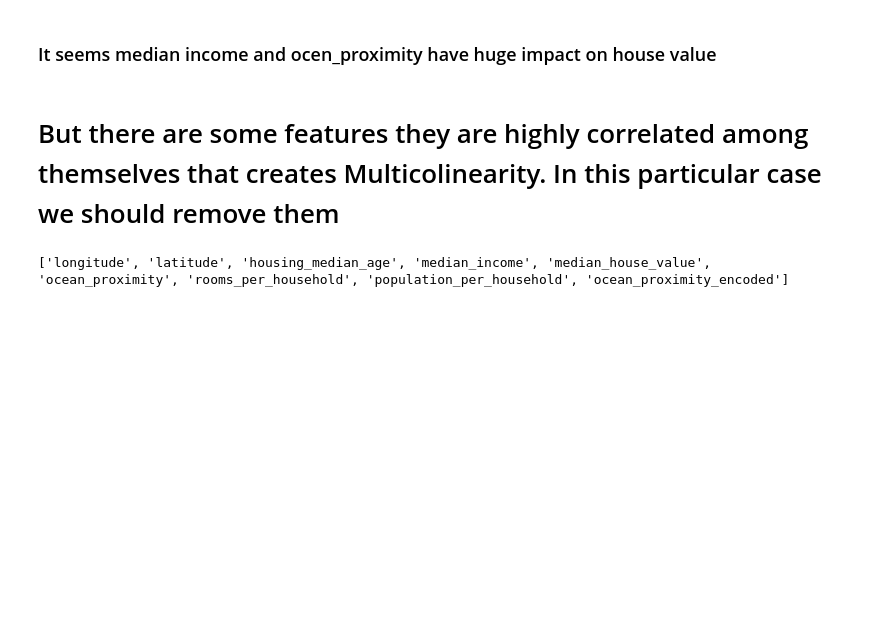
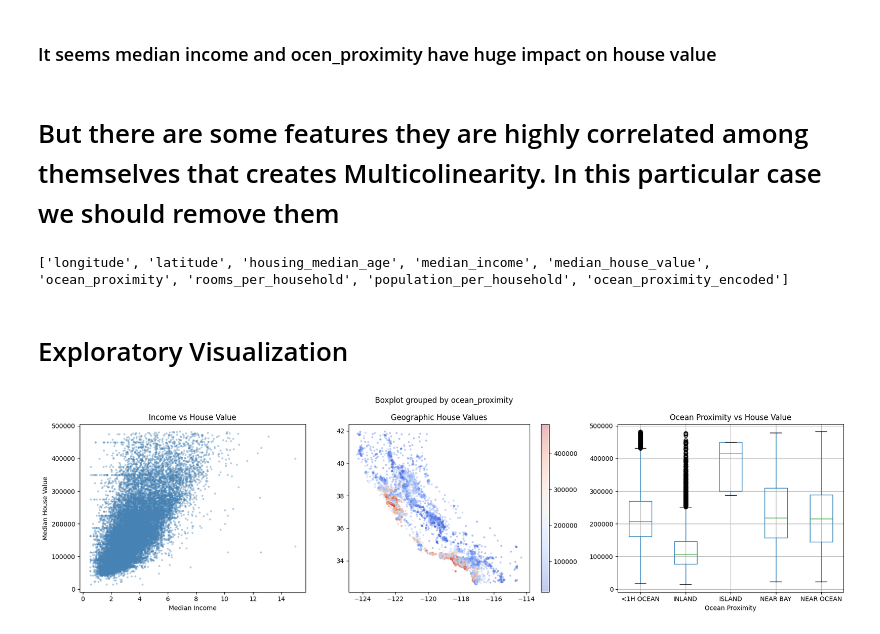
Before and after one commit to nayeem29dse/California-housing-price-analysis, a Jupyter notebook: Housing_price.ipynb, the cells around one changed output. Drawn from its saved outputs; the diff is of its cells as text; code cells hidden in the pictures; blank space fills up the shorter version.

```diff
--- a/Housing_price.ipynb
+++ b/Housing_price.ipynb
@@ -364,3 +364,35 @@ df_clean = df_clean.drop(columns=cols_to_drop)
 print(df_clean.columns.tolist())
 # %% [output]
 ['longitude', 'latitude', 'housing_median_age', 'median_income', 'median_house_value', 'ocean_proximity', 'rooms_per_household', 'population_per_household', 'ocean_proximity_encoded']
+# %% [markdown]
+# Exploratory Visualization
+# %%
+fig, axes = plt.subplots(1, 3, figsize=(18, 5))
+
+# Plot 1 — Income vs House Value
+axes[0].scatter(df_clean['median_income'],
+                df_clean['median_house_value'],
+                alpha=0.3, color='steelblue', s=5)
+axes[0].set_xlabel('Median Income')
+axes[0].set_ylabel('Median House Value')
+axes[0].set_title('Income vs House Value')
+
+# Plot 2 — Geographic plot
+scatter = axes[1].scatter(df_clean['longitude'],
+                          df_clean['latitude'],
+                          c=df_clean['median_house_value'],
+                          cmap='coolwarm', alpha=0.3, s=5)
+plt.colorbar(scatter, ax=axes[1])
+axes[1].set_title('Geographic House Values')
+
+# Plot 3 — Ocean Proximity vs House Value
+df_clean.boxplot(column='median_house_value',
+                 by='ocean_proximity',
+                 ax=axes[2])
+axes[2].set_title('Ocean Proximity vs House Value')
+axes[2].set_xlabel('Ocean Proximity')
+
+plt.tight_layout()
+plt.show()
+# %% [output]
+[figure, added]
```
Also changed, not shown: parts of 2 cells of this notebook.
